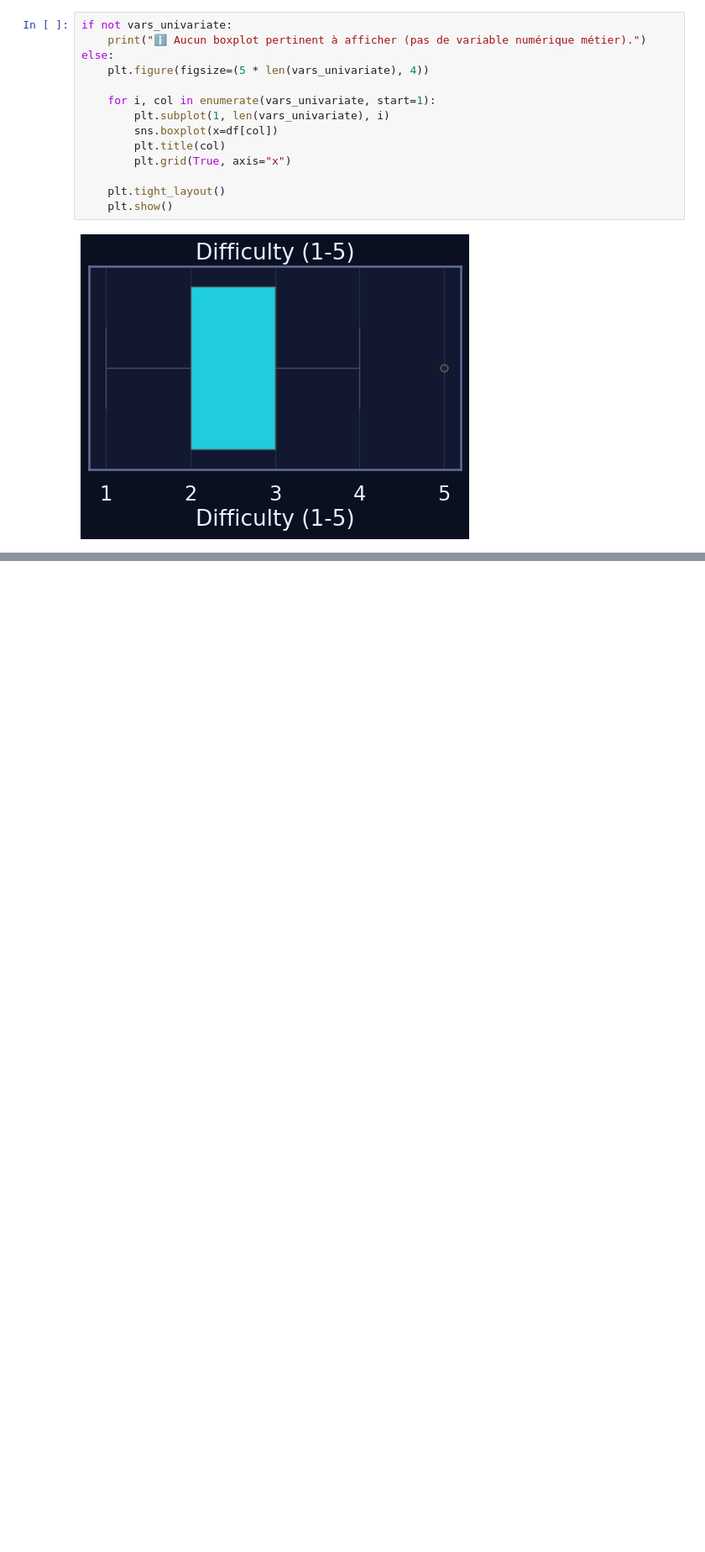
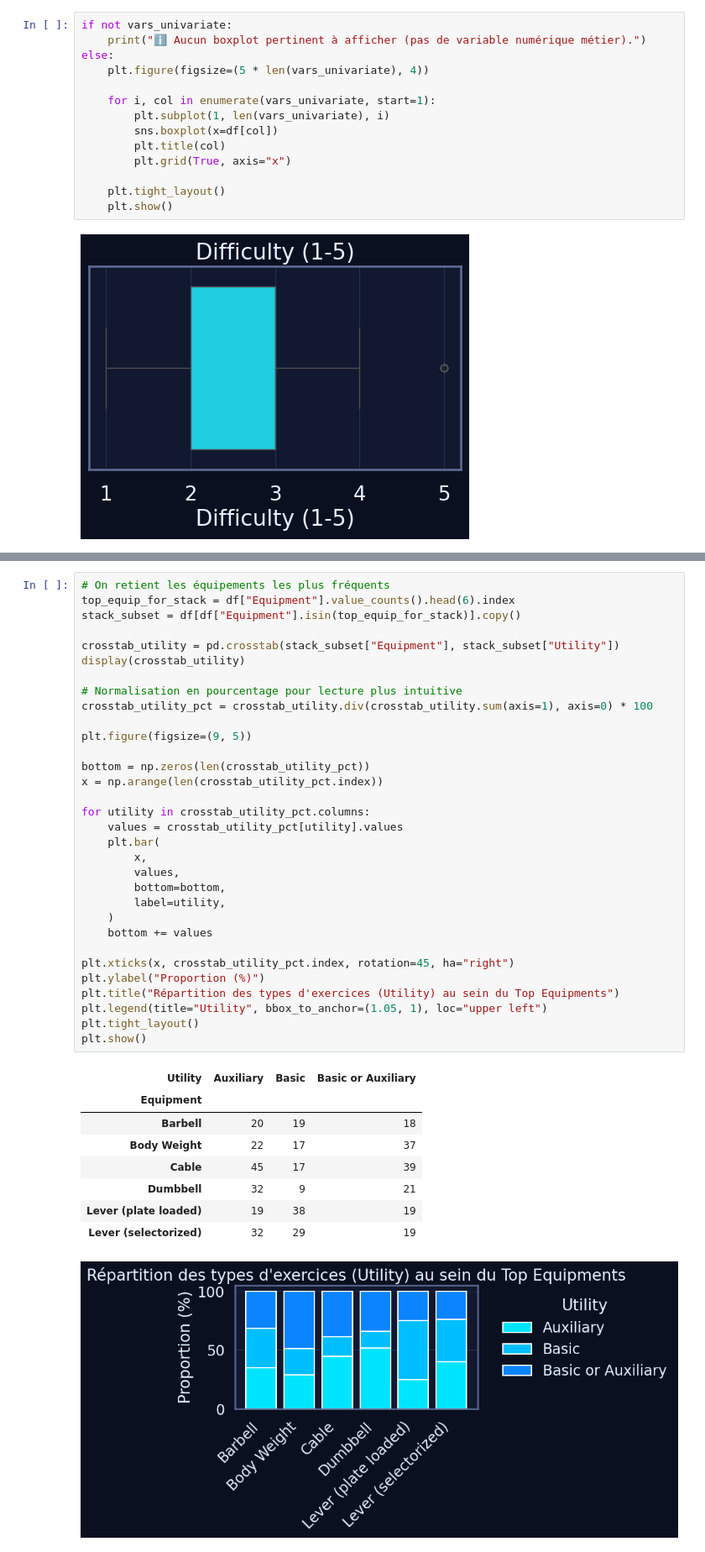
Before and after one commit to happy-developer/train.me, a Jupyter notebook: src/notebooks/eda/gym_exercises_dataset/eda_gym_exercises_dataset.ipynb, the cells around one changed output, grey strips where cells are left out. Shown: that part at 84% size. Saved outputs shown, nothing was run; the diff lists cells and outputs as text; blank space fills up the shorter version.

```diff
--- a/src/notebooks/eda/gym_exercises_dataset/eda_gym_exercises_dataset.ipynb
+++ b/src/notebooks/eda/gym_exercises_dataset/eda_gym_exercises_dataset.ipynb
@@ -469,0 +742,42 @@ else:
+# %%
+# On retient les équipements les plus fréquents
+top_equip_for_stack = df["Equipment"].value_counts().head(6).index
+stack_subset = df[df["Equipment"].isin(top_equip_for_stack)].copy()
+
+crosstab_utility = pd.crosstab(stack_subset["Equipment"], stack_subset["Utility"])
+display(crosstab_utility)
+
+# Normalisation en pourcentage pour lecture plus intuitive
+crosstab_utility_pct = crosstab_utility.div(crosstab_utility.sum(axis=1), axis=0) * 100
+
+plt.figure(figsize=(9, 5))
+
+bottom = np.zeros(len(crosstab_utility_pct))
+x = np.arange(len(crosstab_utility_pct.index))
+
+for utility in crosstab_utility_pct.columns:
+    values = crosstab_utility_pct[utility].values
+    plt.bar(
+        x,
+        values,
+        bottom=bottom,
+        label=utility,
+    )
+    bottom += values
+
+plt.xticks(x, crosstab_utility_pct.index, rotation=45, ha="right")
+plt.ylabel("Proportion (%)")
+plt.title("Répartition des types d'exercices (Utility) au sein du Top Equipments")
+plt.legend(title="Utility", bbox_to_anchor=(1.05, 1), loc="upper left")
+plt.tight_layout()
+plt.show()
+# %% [output]
+| Utility | Auxiliary | Basic | Basic or Auxiliary |
+| Equipment |  |  |  |
+| Barbell | 20 | 19 | 18 |
+| Body Weight | 22 | 17 | 37 |
+| Cable | 45 | 17 | 39 |
+| Dumbbell | 32 | 9 | 21 |
+| Lever (plate loaded) | 19 | 38 | 19 |
+| Lever (selectorized) | 32 | 29 | 19 |
+[figure, added]
```
Also changed, not shown: parts of 8 cells of this notebook, 1 other file.
